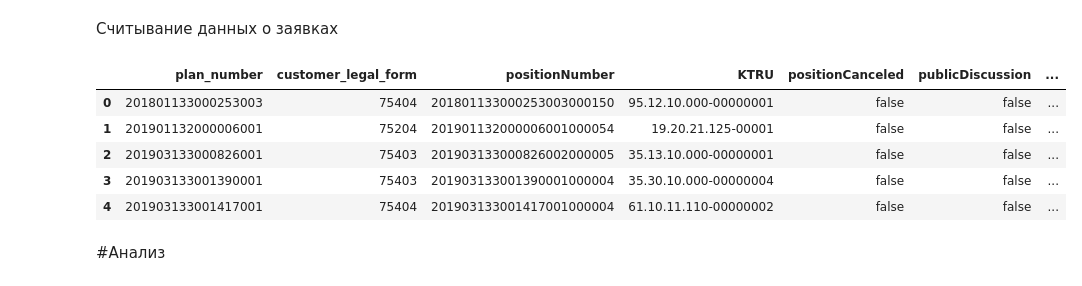
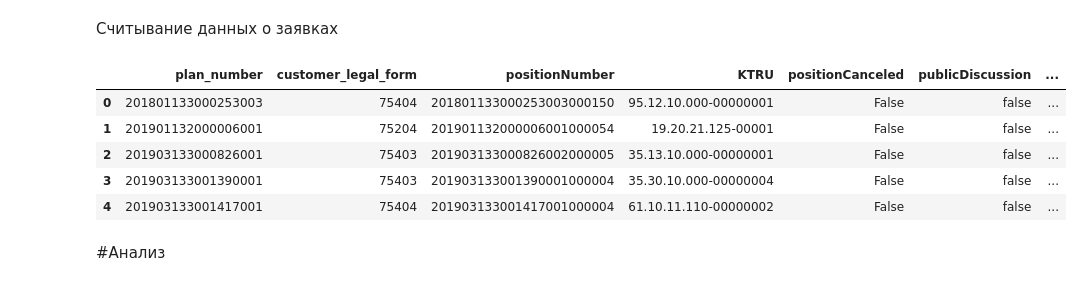
Before and after one commit to danil99152/prediction-of-government-tenders, a Jupyter notebook: auction_prediction.ipynb, the cells around one changed output. Drawn from its saved outputs; the diff is of its cells as text; code cells hidden in the pictures.

```diff
--- a/auction_prediction.ipynb
+++ b/auction_prediction.ipynb
@@ -73,19 +88,18 @@ To: /content/purchase_plans.csv
 # %%
 contract_path = 'purchase_plans.csv'
 dtypes = {'plan_number' : 'category',
           'positionNumber' : 'category',
           'customer_legal_form' : 'category',
           'KTRU' : 'category',
-          'positionCanceled' : 'category',
           'publicDiscussion' : 'category',
           'isEnergyServiceContract': 'category'}
 data = pd.read_csv(contract_path, dtype = dtypes)
 gc.collect()
 data.head()
 # %% [output]
 |  | plan_number | customer_legal_form | positionNumber | KTRU | positionCanceled | publicDiscussion | ... |
-| 0 | 201801133000253003 | 75404 | 201801133000253003000150 | 95.12.10.000-00000001 | false | false | ... |
-| 1 | 201901132000006001 | 75204 | 201901132000006001000054 | 19.20.21.125-00001 | false | false | ... |
-| 2 | 201903133000826001 | 75403 | 201903133000826002000005 | 35.13.10.000-00000001 | false | false | ... |
-| 3 | 201903133001390001 | 75403 | 201903133001390001000004 | 35.30.10.000-00000004 | false | false | ... |
-| 4 | 201903133001417001 | 75404 | 201903133001417001000004 | 61.10.11.110-00000002 | false | false | ... |
+| 0 | 201801133000253003 | 75404 | 201801133000253003000150 | 95.12.10.000-00000001 | False | false | ... |
+| 1 | 201901132000006001 | 75204 | 201901132000006001000054 | 19.20.21.125-00001 | False | false | ... |
+| 2 | 201903133000826001 | 75403 | 201903133000826002000005 | 35.13.10.000-00000001 | False | false | ... |
+| 3 | 201903133001390001 | 75403 | 201903133001390001000004 | 35.30.10.000-00000004 | False | false | ... |
+| 4 | 201903133001417001 | 75404 | 201903133001417001000004 | 61.10.11.110-00000002 | False | false | ... |
```
Also changed, not shown: parts of 35 cells of this notebook.
